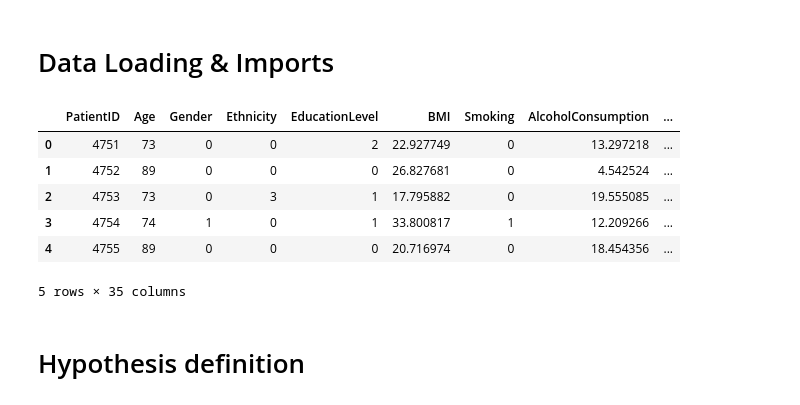
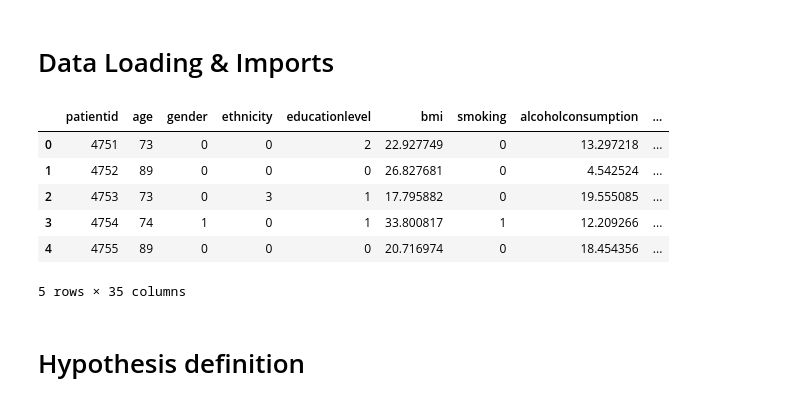
Before and after one commit to Itai1991Ortner/alzheimer_prediction, a Jupyter notebook: alzheimer_prediction.ipynb, the cells around one changed output. Drawn from its saved outputs; the diff is of its cells as text; code cells hidden in the pictures.

```diff
--- a/alzheimer_prediction.ipynb
+++ b/alzheimer_prediction.ipynb
@@ -22,8 +33,9 @@ warnings.filterwarnings('ignore')
 # %%
 df=pd.read_csv("alzheimers_disease_data.csv")
+df=df.rename(lambda col: col.lower(),axis=1).rename(lambda col:col.strip(),axis=1)
 df.head()
 # %% [output]
-|  | PatientID | Age | Gender | Ethnicity | EducationLevel | BMI | Smoking | AlcoholConsumption | ... |
+|  | patientid | age | gender | ethnicity | educationlevel | bmi | smoking | alcoholconsumption | ... |
 | 0 | 4751 | 73 | 0 | 0 | 2 | 22.927749 | 0 | 13.297218 | ... |
 | 1 | 4752 | 89 | 0 | 0 | 0 | 26.827681 | 0 | 4.542524 | ... |
 | 2 | 4753 | 73 | 0 | 3 | 1 | 17.795882 | 0 | 19.555085 | ... |
```
Also changed, not shown: parts of 23 cells of this notebook.
